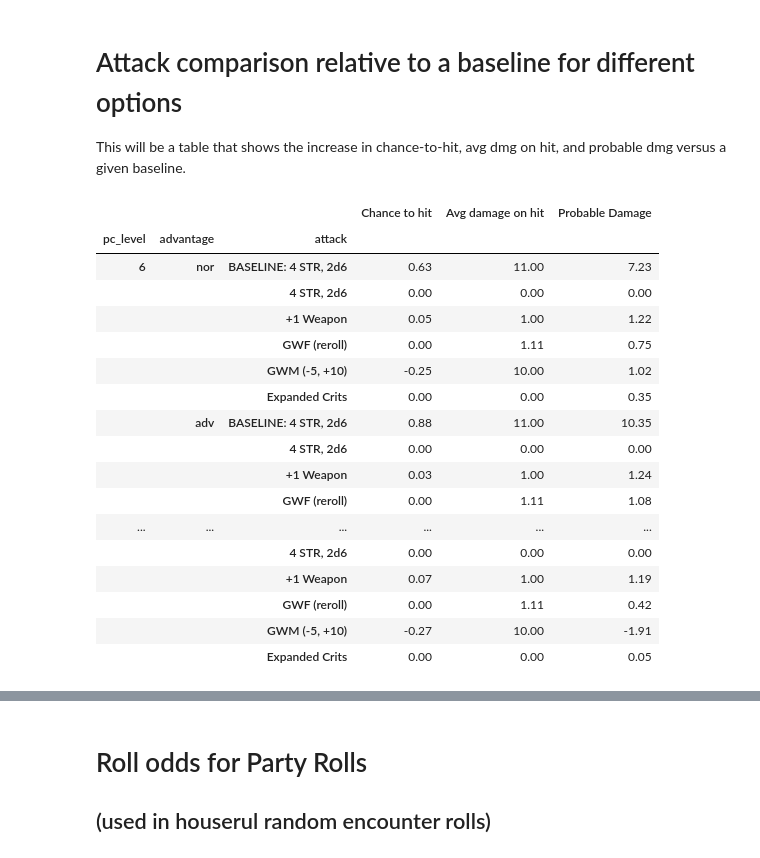
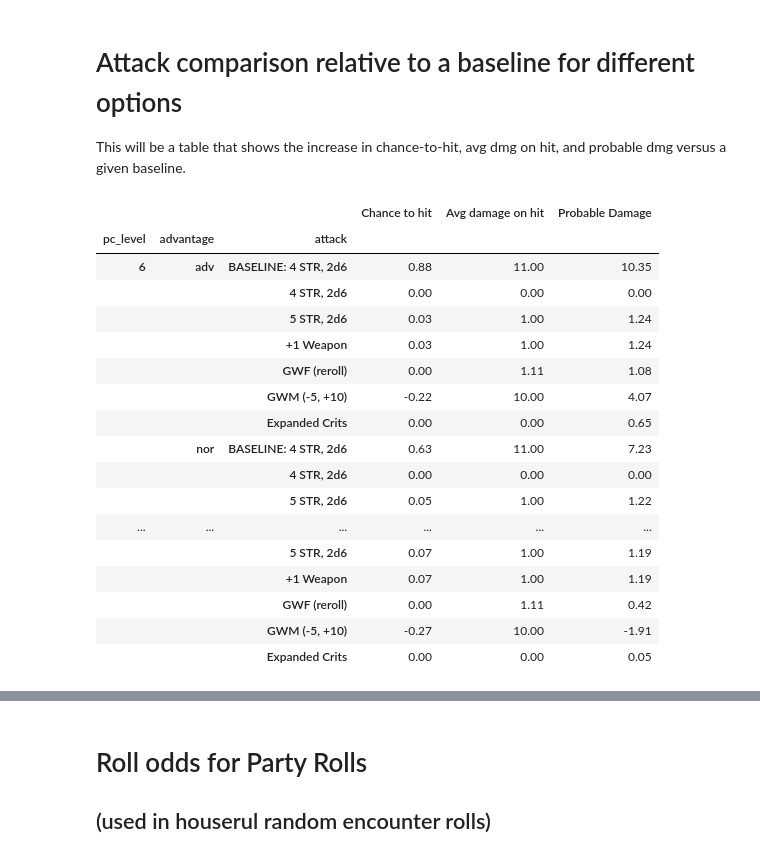
Before and after one commit to dyoung418/dnd_stats, a Jupyter notebook: dnd_dice_calcs.ipynb, the cells around one changed output, grey strips where cells are left out. Drawn from its saved outputs; the diff is of its cells as text; code cells hidden in the pictures.

Commit message:
added ability to specify adv_mix in attack comparisons.  This rippled through the 'adv' option in all the functions

```diff
--- a/dnd_dice_calcs.ipynb
+++ b/dnd_dice_calcs.ipynb
@@ -537,7 +574,7 @@ print(avg_roll(20, n=2, adv='advantage'))
 # %%
 pc_level = 6
 print('For a {} level PC:'.format(pc_level))
-for adv in ['normal', 'advantage', 'disadvantage']:
+for adv in ['nor', 'adv', 'dis']:
     for i in range(2,7):
         print("{}: Attack modifier {} = {:0.0%} chance to hit".format(adv, i, chance_to_hit(mod=i, pc_lvl=pc_level, adv=adv)))
 
@@ -669,7 +706,7 @@ compare_odds_dist(
 # %%
 def chance_to_hit_grid(abil_mods=[0,1,2,3,4,5,6,7],
                        lvls=[1,2,3,4,5,6,7,8,9,10,11,12,13,14,15,16,17,18,19,20],
-                       adv='normal', crit_hit_nums=[20,], crit_fail_nums=[1,], print_table=True):
+                       adv='nor', crit_hit_nums=[20,], crit_fail_nums=[1,], print_table=True):
     '''Creates a grid of chance to hit at different PC levels and core ability (e.g. Strength) modifiers
     The proficiency bonus is calculated based on the PC level.  The chance to hit is based on the
     AC of the monsters that are likely to be encountered at that PC level
@@ -708,11 +745,11 @@ def chance_to_hit_grid(abil_mods=[0,1,2,3,4,5,6,7],
             print('')
     return df
 
-norm = chance_to_hit_grid(adv='normal', print_table=True)
+norm = chance_to_hit_grid(adv='nor', print_table=True)
 norm.to_csv('chance_to_hit_norm.csv')
 adv = chance_to_hit_grid(adv='adv', print_table=False)
 adv.to_csv('chance_to_hit_adv.csv')
-disadv = chance_to_hit_grid(adv='disadv', print_table=False)
+disadv = chance_to_hit_grid(adv='dis', print_table=False)
 disadv.to_csv('chance_to_hit_disadv.csv')
 norm
 # %% [output]
@@ -1013,27 +1005,28 @@ This will be a table that shows the increase in chance-to-hit, avg dmg on hit, a
 # %%
 attacks = [
     {'abil_mod':4, 'other_atk_mod':0, 'other_dmg_mod':0, 'dmg_die':6,'dmg_n':2, 'dmg_reroll_nums':[], 'crit_hit_nums':[20], 'label':'4 STR, 2d6'},
+    {'abil_mod':5, 'other_atk_mod':0, 'other_dmg_mod':0, 'dmg_die':6,'dmg_n':2, 'dmg_reroll_nums':[], 'crit_hit_nums':[20], 'label':'5 STR, 2d6'},
     {'abil_mod':4, 'other_atk_mod':1, 'other_dmg_mod':1, 'dmg_die':6,'dmg_n':2, 'dmg_reroll_nums':[], 'crit_hit_nums':[20], 'label':'+1 Weapon'},
     {'abil_mod':4, 'other_atk_mod':0, 'other_dmg_mod':0, 'dmg_die':6,'dmg_n':2, 'dmg_reroll_nums':[1,2], 'crit_hit_nums':[20], 'label':'GWF (reroll)'},
     {'abil_mod':4, 'other_atk_mod':-5, 'other_dmg_mod':10, 'dmg_die':6,'dmg_n':2, 'dmg_reroll_nums':[], 'crit_hit_nums':[20], 'label':'GWM (-5, +10)'},
     {'abil_mod':4, 'other_atk_mod':0, 'other_dmg_mod':0, 'dmg_die':6,'dmg_n':2, 'dmg_reroll_nums':[], 'crit_hit_nums':[19,20], 'label':'Expanded Crits'},
 ]
-compare_attacks(attacks, baseline=attacks[0], pc_lvls=[6,], print_table=False)
+compare_attacks(attacks, baseline=attacks[0], pc_lvls=[6,], advantages=['adv', 'nor', 'dis'])
 # %% [output]
 |  |  |  | Chance to hit | Avg damage on hit | Probable Damage |
 | pc_level | advantage | attack |  |  |  |
-| 6 | nor | BASELINE: 4 STR, 2d6 | 0.63 | 11.00 | 7.23 |
+| 6 | adv | BASELINE: 4 STR, 2d6 | 0.88 | 11.00 | 10.35 |
 |  |  | 4 STR, 2d6 | 0.00 | 0.00 | 0.00 |
-|  |  | +1 Weapon | 0.05 | 1.00 | 1.22 |
-|  |  | GWF (reroll) | 0.00 | 1.11 | 0.75 |
-|  |  | GWM (-5, +10) | -0.25 | 10.00 | 1.02 |
-|  |  | Expanded Crits | 0.00 | 0.00 | 0.35 |
-|  | adv | BASELINE: 4 STR, 2d6 | 0.88 | 11.00 | 10.35 |
-|  |  | 4 STR, 2d6 | 0.00 | 0.00 | 0.00 |
+|  |  | 5 STR, 2d6 | 0.03 | 1.00 | 1.24 |
 |  |  | +1 Weapon | 0.03 | 1.00 | 1.24 |
 |  |  | GWF (reroll) | 0.00 | 1.11 | 1.08 |
+|  |  | GWM (-5, +10) | -0.22 | 10.00 | 4.07 |
+|  |  | Expanded Crits | 0.00 | 0.00 | 0.65 |
+|  | nor | BASELINE: 4 STR, 2d6 | 0.63 | 11.00 | 7.23 |
+|  |  | 4 STR, 2d6 | 0.00 | 0.00 | 0.00 |
+|  |  | 5 STR, 2d6 | 0.05 | 1.00 | 1.22 |
 | ... | ... | ... | ... | ... | ... |
-|  |  | 4 STR, 2d6 | 0.00 | 0.00 | 0.00 |
+|  |  | 5 STR, 2d6 | 0.07 | 1.00 | 1.19 |
 |  |  | +1 Weapon | 0.07 | 1.00 | 1.19 |
 |  |  | GWF (reroll) | 0.00 | 1.11 | 0.42 |
 |  |  | GWM (-5, +10) | -0.27 | 10.00 | -1.91 |
```
Also changed, not shown: parts of 20 cells of this notebook.
